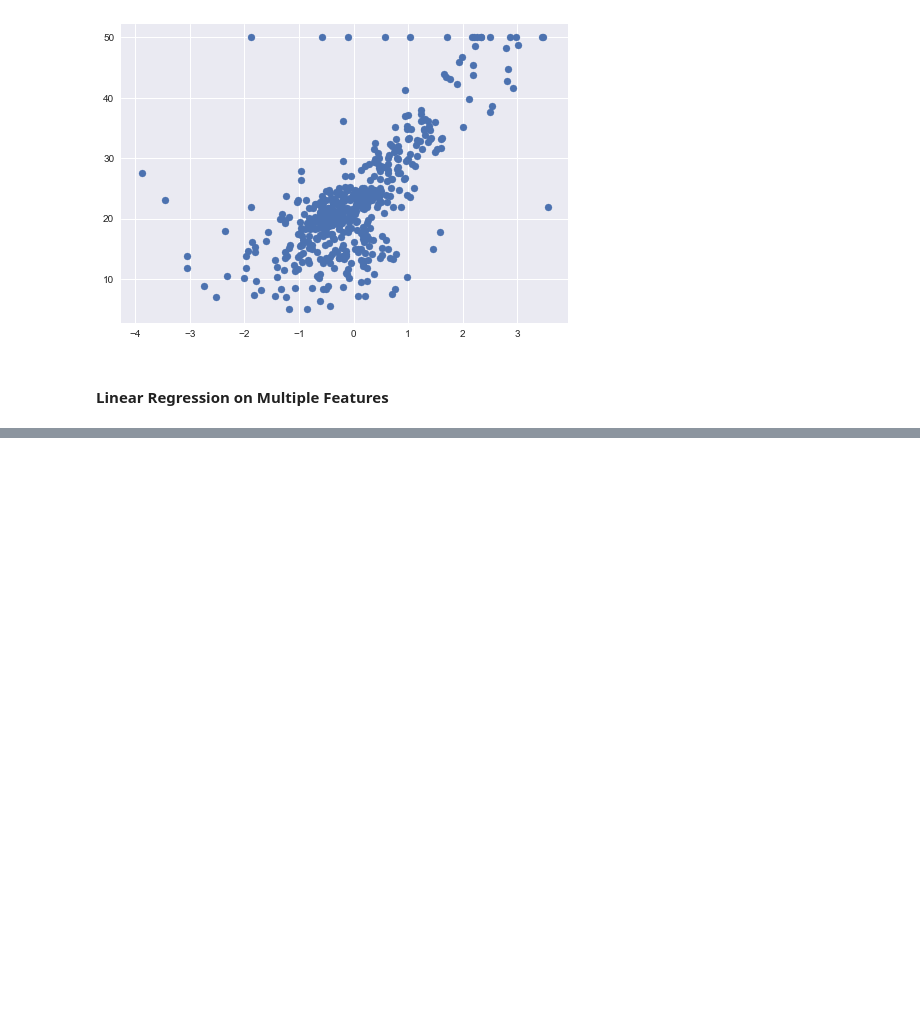
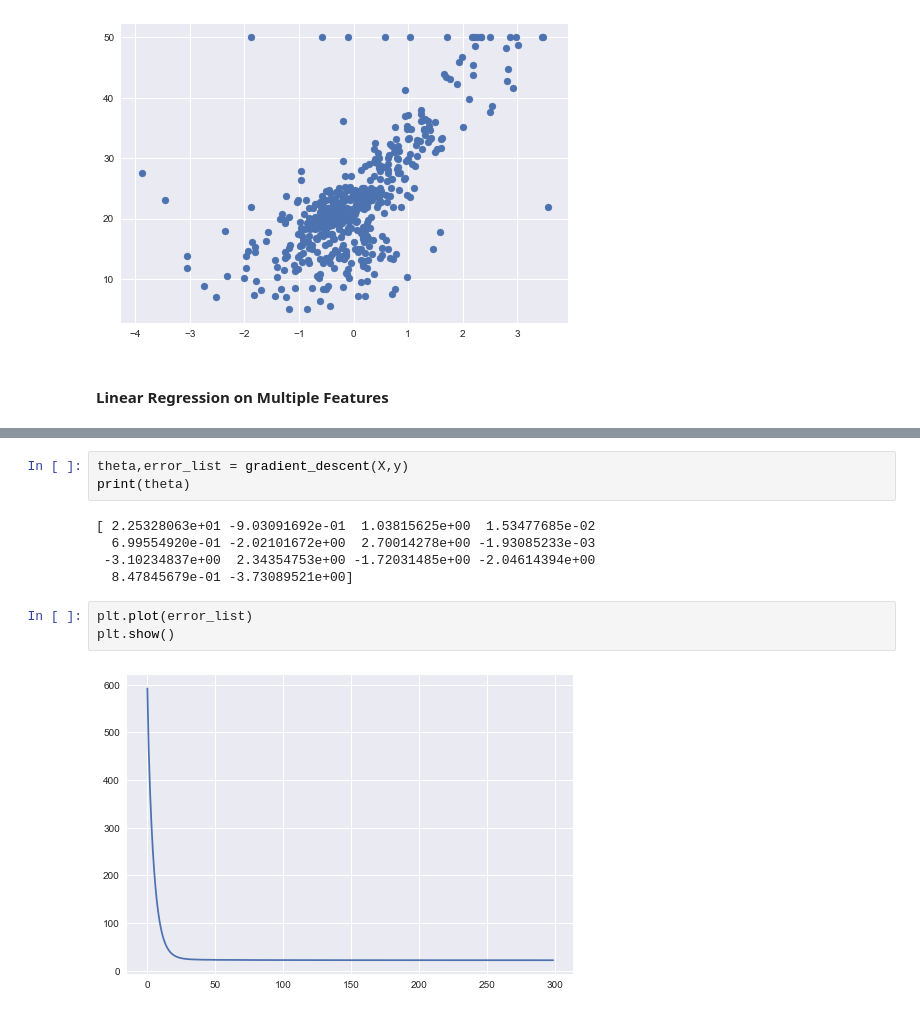
Before and after one commit to rajatpillai10/Linear-Regression-Multiple-Features, a Jupyter notebook: Boston Houses Dataset - Linear Regression .ipynb, the cells around one changed output, grey strips where cells are left out. Cells and saved outputs as stored; diff of their text form; blank space fills up the shorter version.

```diff
--- a/Boston Houses Dataset - Linear Regression .ipynb
+++ b/Boston Houses Dataset - Linear Regression .ipynb
@@ -96,0 +145,13 @@ print(X.shape)
+# %%
+theta,error_list = gradient_descent(X,y)
+print(theta)
+# %% [output]
+[ 2.25328063e+01 -9.03091692e-01  1.03815625e+00  1.53477685e-02
+  6.99554920e-01 -2.02101672e+00  2.70014278e+00 -1.93085233e-03
+ -3.10234837e+00  2.34354753e+00 -1.72031485e+00 -2.04614394e+00
+  8.47845679e-01 -3.73089521e+00]
+# %%
+plt.plot(error_list)
+plt.show()
+# %% [output]
+[figure, added]
```
Also changed, not shown: parts of 4 cells of this notebook.
